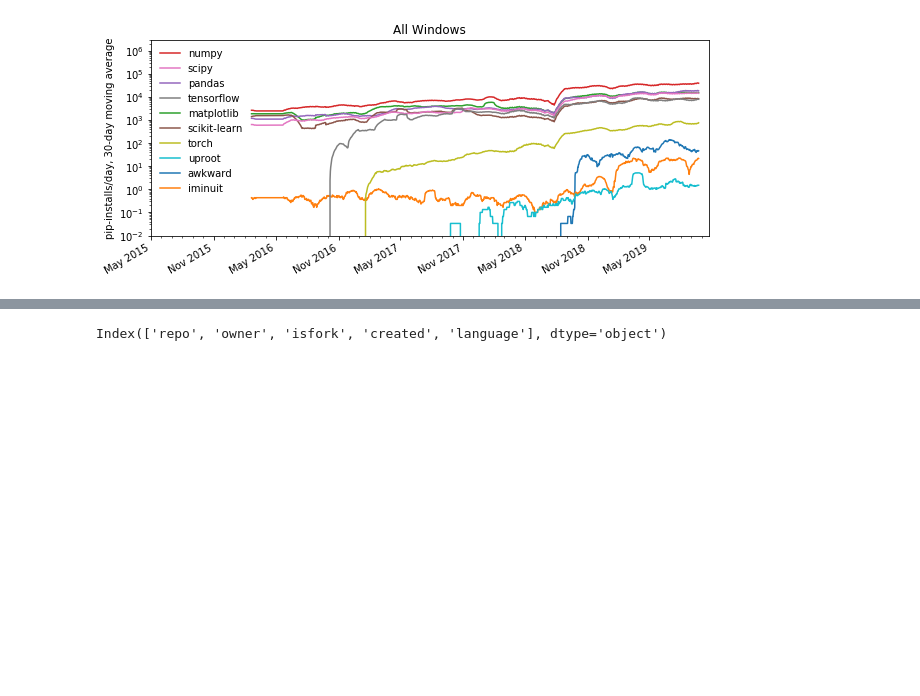
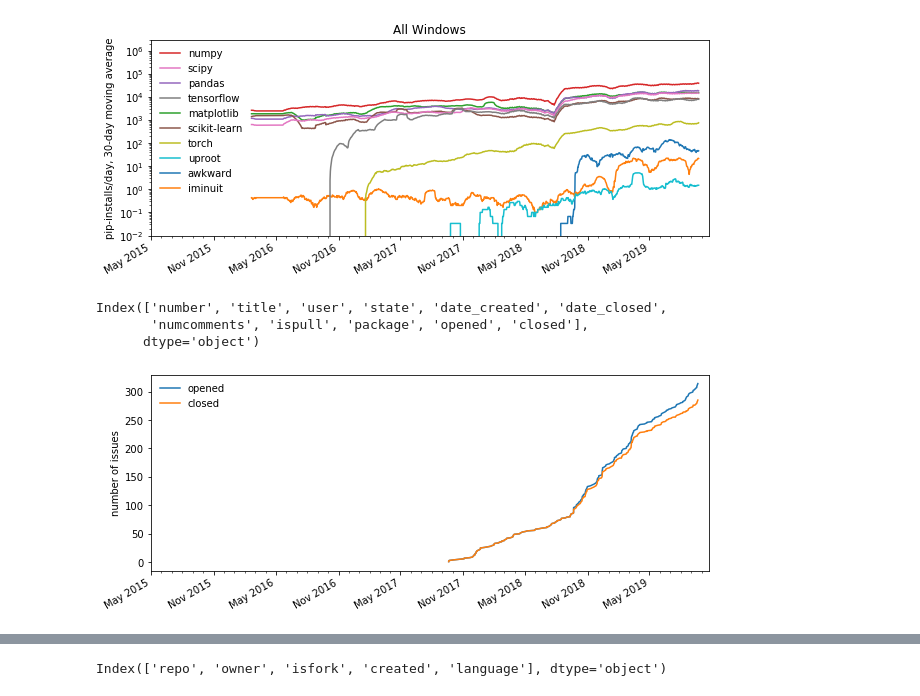
Before and after one commit to jpivarski-talks/2019-10-17-pyhep-awkward, a Jupyter notebook: analysis.ipynb, the cells around one changed output, grey strips where cells are left out. Cells and saved outputs as stored; diff of their text form; code cells hidden in the pictures; blank space fills up the shorter version.

Commit message:
Added issues and PR statistics.

```diff
--- a/analysis.ipynb
+++ b/analysis.ipynb
@@ -87,3 +87,33 @@ plotit(dfos, 3000000, "All MacOS", "Darwin")
 plotit(dfos, 3000000, "All Windows", "Windows")
 # %% [output]
 [figure]
+# %%
+dfuproot = pandas.read_csv("github-issues-uproot.csv", parse_dates=[4, 5], infer_datetime_format=True)
+dfmethods = pandas.read_csv("github-issues-uproot-methods.csv", parse_dates=[4, 5], infer_datetime_format=True)
+dfawkward = pandas.read_csv("github-issues-awkward.csv", parse_dates=[4, 5], infer_datetime_format=True)
+
+dfuproot["package"] = "uproot"
+dfmethods["package"] = "uproot-methods"
+dfawkward["package"] = "awkward-array"
+dfissues = pandas.concat([dfuproot, dfmethods, dfawkward])
+
+dfissues["opened"] = 1
+dfissues["closed"] = dfissues["state"].apply(lambda x: 1 if x == "closed" else 0)
+
+dfissues.columns
+# %% [output]
+Index(['number', 'title', 'user', 'state', 'date_created', 'date_closed',
+       'numcomments', 'ispull', 'package', 'opened', 'closed'],
+      dtype='object')
+# %%
+ax = dfissues[["date_created", "opened", "closed"]][~dfissues["ispull"]].set_index("date_created", inplace=False).sort_index().cumsum().plot(figsize=(10, 4))
+matplotlib.pyplot.xlabel("")
+matplotlib.pyplot.ylabel("number of issues")
+handles, labels = ax.get_legend_handles_labels()
+ax.legend(loc="upper left", frameon=False)
+ax.set_xlim((datetime.date(2015, 5, 1), datetime.date(2019, 10, 22)))
+ax.xaxis.set_minor_locator(matplotlib.dates.MonthLocator())
+ax.xaxis.set_major_locator(matplotlib.dates.MonthLocator(interval=6))
+ax.xaxis.set_major_formatter(matplotlib.dates.DateFormatter('%b %Y'))
+# %% [output]
+[figure, added]
```
Also changed, not shown: parts of 1 cell of this notebook, 7 other files.
